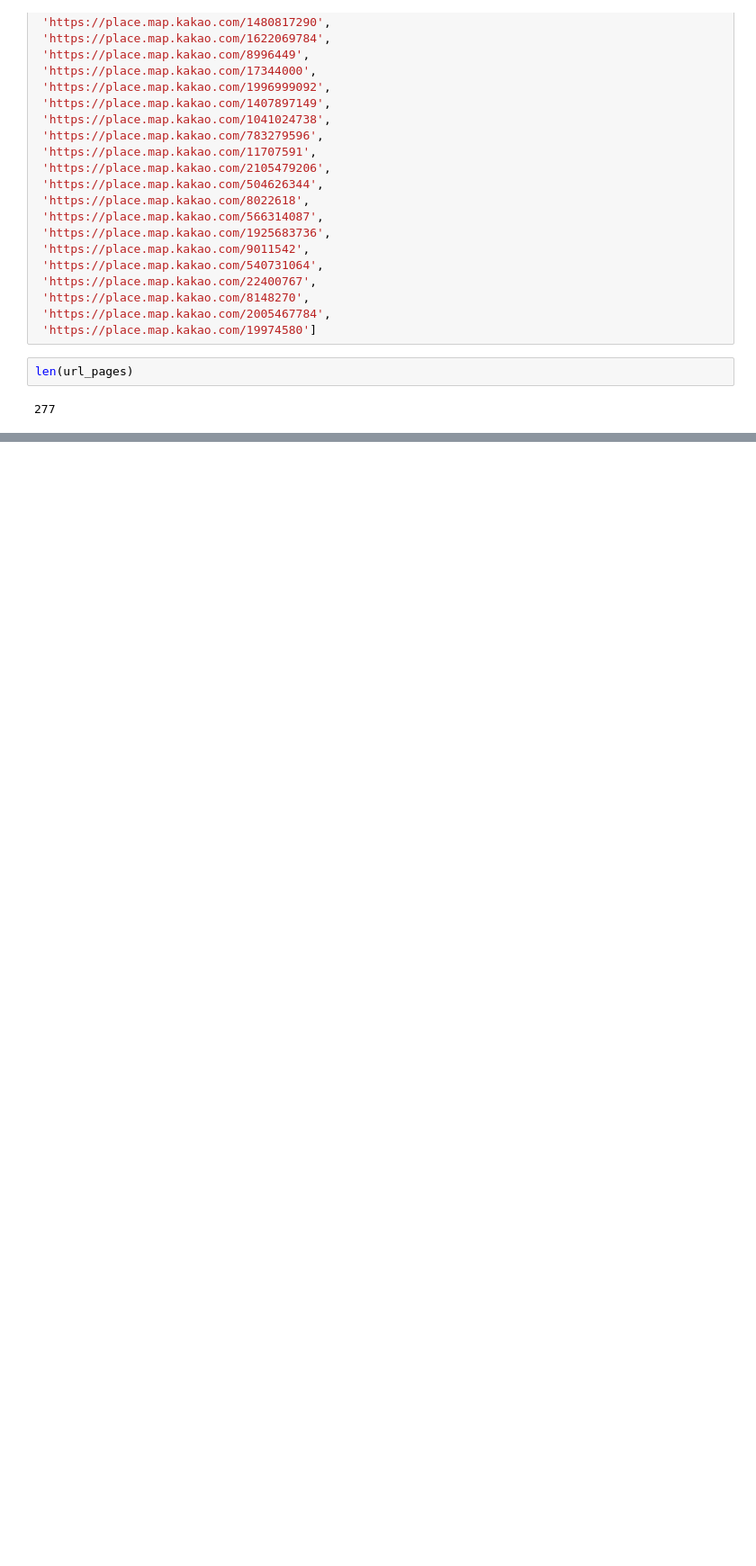
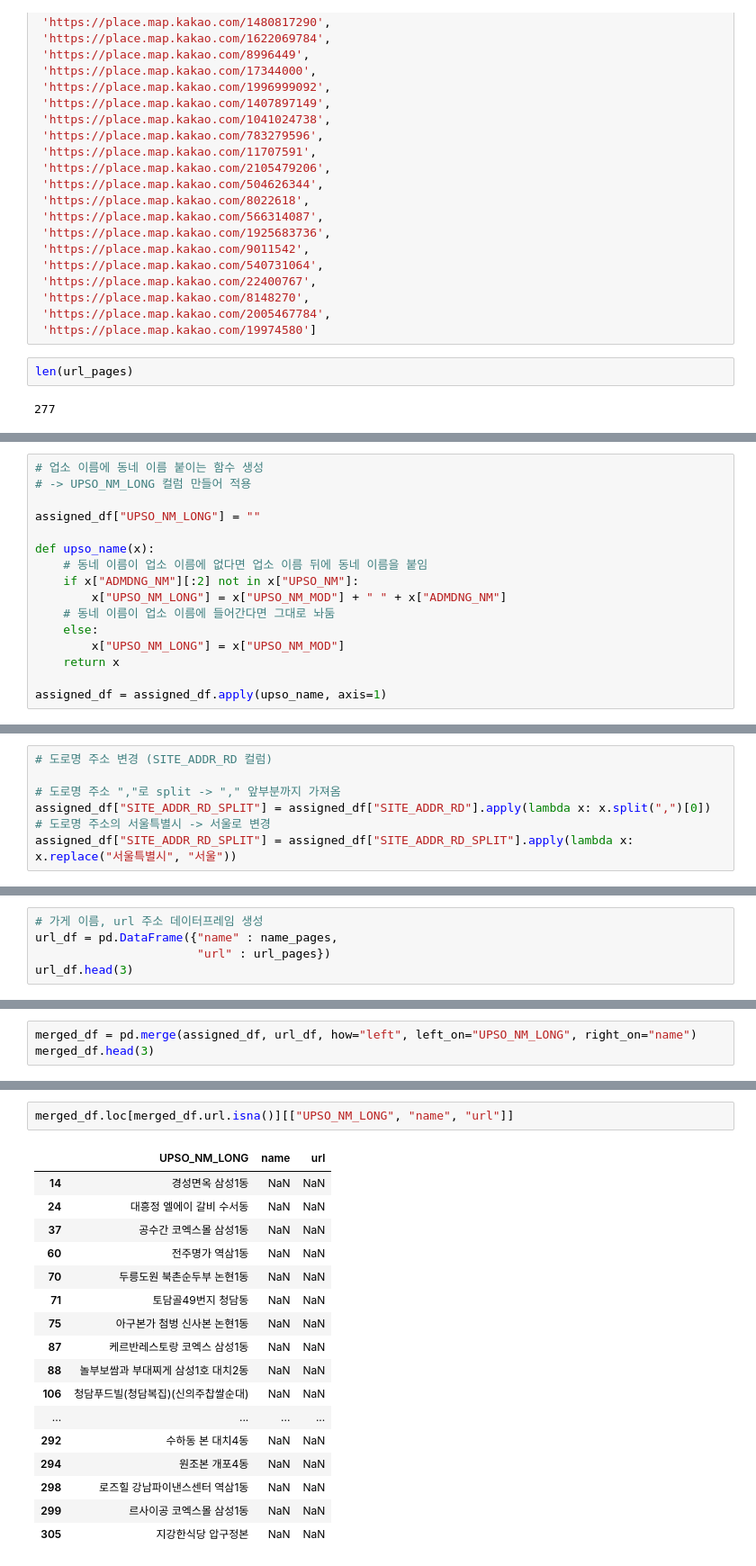
Before and after one commit to benidjor/model-restaurant-in-gangnam, a Jupyter notebook: kakaomap_crawling_pracice.ipynb, the cells around one changed output, grey strips where cells are left out. Shown at 90% size. Drawn from its saved outputs; the diff is of its cells as text; blank space fills up the shorter version.

```diff
--- a/kakaomap_crawling_pracice.ipynb
+++ b/kakaomap_crawling_pracice.ipynb
@@ -1847,0 +1897,16 @@ len(url_pages)
+# %%
+# 업소 이름에 동네 이름 붙이는 함수 생성
+# -> UPSO_NM_LONG 컬럼 만들어 적용
+
+assigned_df["UPSO_NM_LONG"] = ""
+
+def upso_name(x):
+    # 동네 이름이 업소 이름에 없다면 업소 이름 뒤에 동네 이름을 붙임
+    if x["ADMDNG_NM"][:2] not in x["UPSO_NM"]:
+        x["UPSO_NM_LONG"] = x["UPSO_NM_MOD"] + " " + x["ADMDNG_NM"]
+    # 동네 이름이 업소 이름에 들어간다면 그대로 놔둠
+    else:
+        x["UPSO_NM_LONG"] = x["UPSO_NM_MOD"]
+    return x
+
+assigned_df = assigned_df.apply(upso_name, axis=1)
@@ -1847,0 +1928,7 @@ len(url_pages)
+# %%
+# 도로명 주소 변경 (SITE_ADDR_RD 컬럼)
+
+# 도로명 주소 ","로 split -> "," 앞부분까지 가져옴
+assigned_df["SITE_ADDR_RD_SPLIT"] = assigned_df["SITE_ADDR_RD"].apply(lambda x: x.split(",")[0])
+# 도로명 주소의 서울특별시 -> 서울로 변경
+assigned_df["SITE_ADDR_RD_SPLIT"] = assigned_df["SITE_ADDR_RD_SPLIT"].apply(lambda x: x.replace("서울특별시", "서울"))
@@ -1847,0 +2570,5 @@ len(url_pages)
+# %%
+# 가게 이름, url 주소 데이터프레임 생성
+url_df = pd.DataFrame({"name" : name_pages,
+                       "url" : url_pages})
+url_df.head(3)
@@ -1847,0 +2592,3 @@ len(url_pages)
+# %%
+merged_df = pd.merge(assigned_df, url_df, how="left", left_on="UPSO_NM_LONG", right_on="name")
+merged_df.head(3)
@@ -1847,0 +2600,20 @@ len(url_pages)
+# %%
+merged_df.loc[merged_df.url.isna()][["UPSO_NM_LONG", "name", "url"]]
+# %% [output]
+|  | UPSO_NM_LONG | name | url |
+| 14 | 경성면옥 삼성1동 | NaN | NaN |
+| 24 | 대흥정 엘에이 갈비 수서동 | NaN | NaN |
+| 37 | 공수간 코엑스몰 삼성1동 | NaN | NaN |
+| 60 | 전주명가 역삼1동 | NaN | NaN |
+| 70 | 두릉도원 북촌순두부 논현1동 | NaN | NaN |
+| 71 | 토담골49번지 청담동 | NaN | NaN |
+| 75 | 아구본가 첨벙 신사본 논현1동 | NaN | NaN |
+| 87 | 케르반레스토랑 코엑스 삼성1동 | NaN | NaN |
+| 88 | 놀부보쌈과 부대찌게 삼성1호 대치2동 | NaN | NaN |
+| 106 | 청담푸드빌(청담복집)(신의주찹쌀순대) | NaN | NaN |
+| ... | ... | ... | ... |
+| 292 | 수하동 본 대치4동 | NaN | NaN |
+| 294 | 원조본 개포4동 | NaN | NaN |
+| 298 | 로즈힐 강남파이낸스센터 역삼1동 | NaN | NaN |
+| 299 | 르사이공 코엑스몰 삼성1동 | NaN | NaN |
+| 305 | 지강한식당 압구정본 | NaN | NaN |
```
Also changed, not shown: parts of 19 cells of this notebook, 1 other file.
